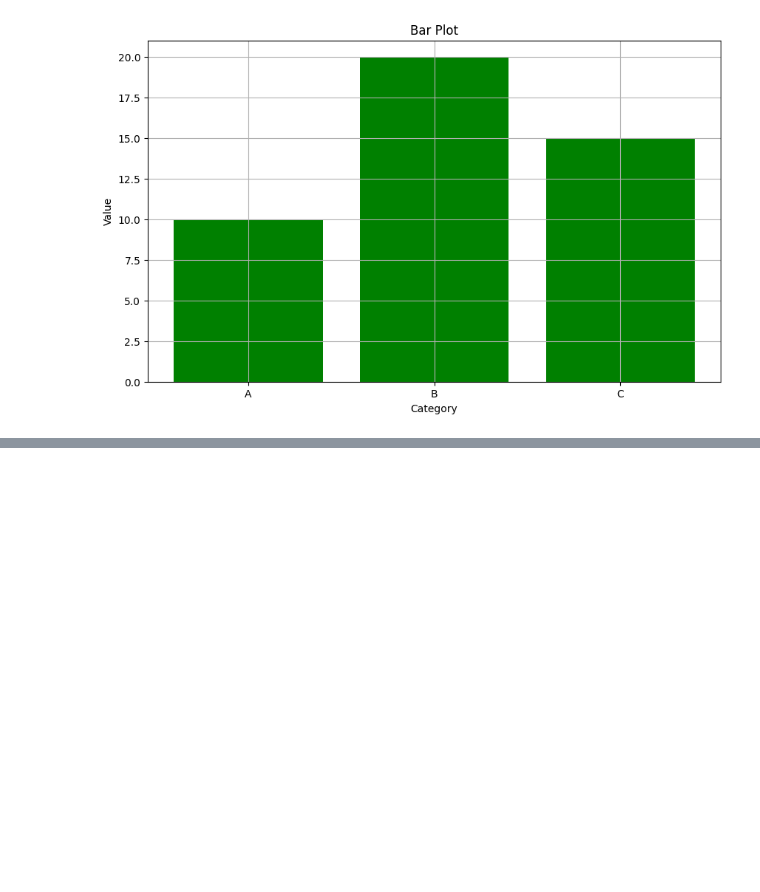
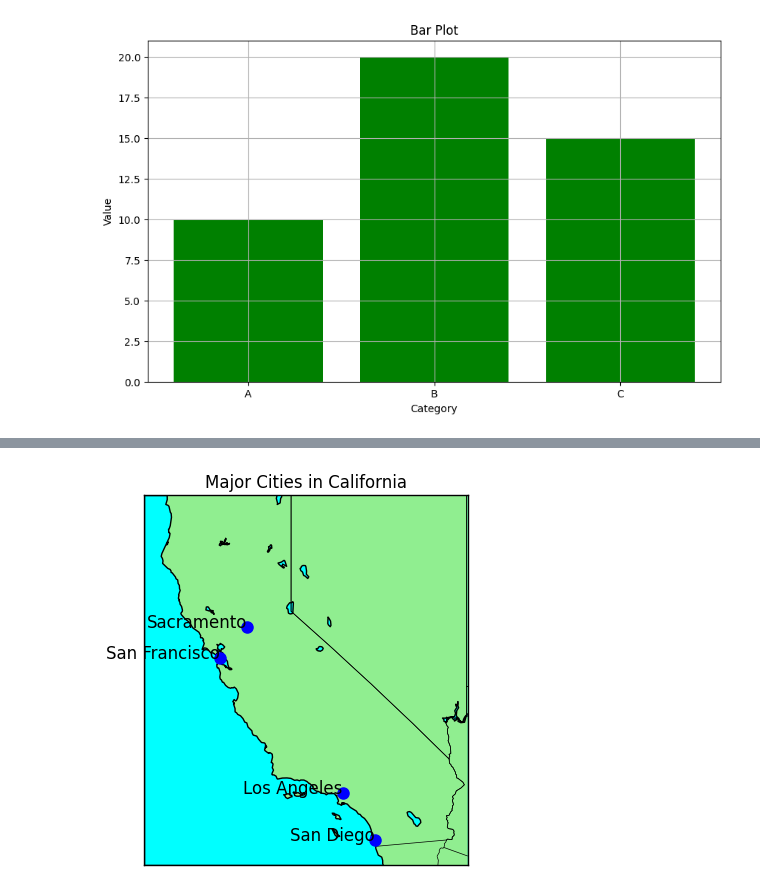
Before and after one commit to dev-spectre/DEV-Lab, a Jupyter notebook: DEV.ipynb, the cells around one changed output, grey strips where cells are left out. Cells and saved outputs as stored; diff of their text form; code cells hidden in the pictures; blank space fills up the shorter version.

```diff
--- a/DEV.ipynb
+++ b/DEV.ipynb
@@ -191,0 +280,30 @@ plt.show()
+# %%
+
+import matplotlib.pyplot as plt
+from mpl_toolkits.basemap import Basemap
+
+# Create a map
+m = Basemap(projection='merc', llcrnrlat=32, urcrnrlat=42, llcrnrlon=-125, urcrnrlon=-114, resolution='i')
+
+# Draw map features
+m.drawcoastlines()
+m.drawcountries()
+m.drawstates()
+m.fillcontinents(color='lightgreen', lake_color='aqua')
+m.drawmapboundary(fill_color='aqua')
+
+cities = {'Los Angeles': (34.05, -118.25),
+          'San Francisco': (37.77, -122.42),
+          'San Diego': (32.72, -117.16),
+          'Sacramento': (38.58, -121.49)}
+
+# Plot cities
+for city, (lat, lon) in cities.items():
+    x, y = m(lon, lat)
+    m.plot(x, y, 'bo', markersize=8)
+    plt.text(x, y, city, fontsize=12, ha='right')
+
+plt.title('Major Cities in California')
+plt.show()
+# %% [output]
+[figure, added]
```
Also changed, not shown: parts of 6 cells of this notebook.
